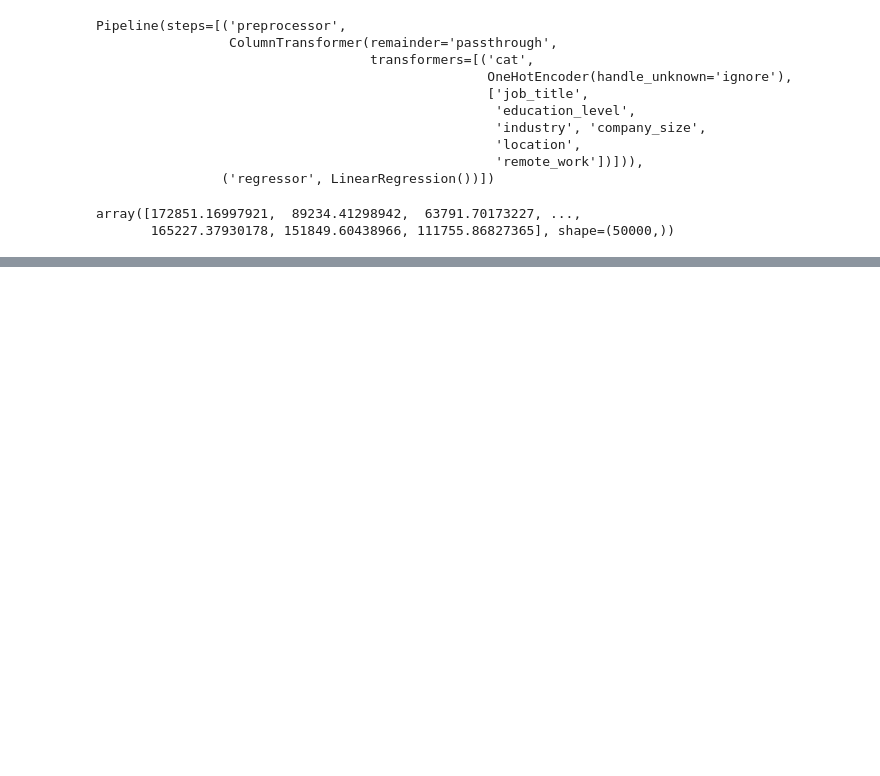
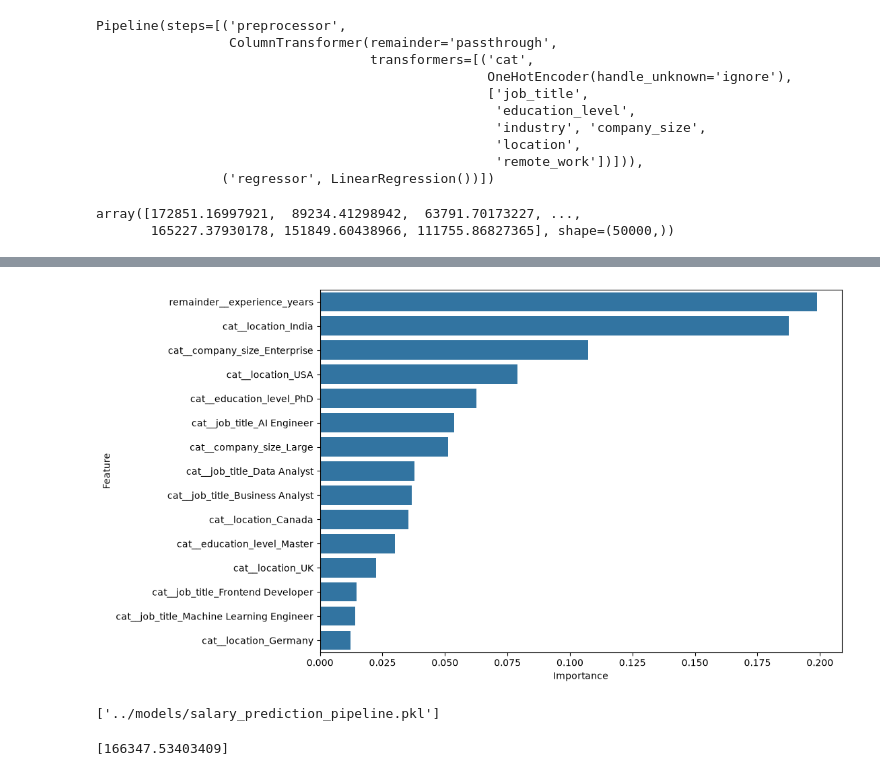
Before and after one commit to shahzada3/AI-Powered-salary-prediction-system, a Jupyter notebook: notebooks/End_to_End.ipynb, the cells around one changed output, grey strips where cells are left out. Cells and saved outputs as stored; diff of their text form; code cells hidden in the pictures; blank space fills up the shorter version.

```diff
--- a/notebooks/End_to_End.ipynb
+++ b/notebooks/End_to_End.ipynb
@@ -367,0 +509,5 @@ models
+# %%
+best_model = search.best_estimator_
+
+print(search.best_params_)
+print(search.best_score_)
@@ -367,0 +527,18 @@ models
+# %%
+feature_names = best_model.named_steps[
+    "preprocessor"
+].get_feature_names_out()
+
+importance = best_model.named_steps[
+    "regressor"
+].feature_importances_
+
+importance_df = (
+    pd.DataFrame({
+        "Feature": feature_names,
+        "Importance": importance
+    })
+    .sort_values("Importance", ascending=False)
+)
+
+importance_df.head(20)
@@ -367,0 +563,21 @@ models
+# %%
+plt.figure(figsize=(10,7))
+
+sns.barplot(
+    data=importance_df.head(15),
+    x="Importance",
+    y="Feature"
+)
+
+plt.show()
+# %% [output]
+[figure, added]
+# %%
+import joblib
+
+joblib.dump(
+    best_model,
+    "../models/salary_prediction_pipeline.pkl"
+)
+# %% [output]
+['../models/salary_prediction_pipeline.pkl']
@@ -367,0 +588,6 @@ models
+# %%
+prediction = loaded_model.predict(x_test.iloc[[0]])
+
+print(prediction)
+# %% [output]
+[166347.53403409]
```
Also changed, not shown: parts of 13 cells of this notebook, 5 other files.
